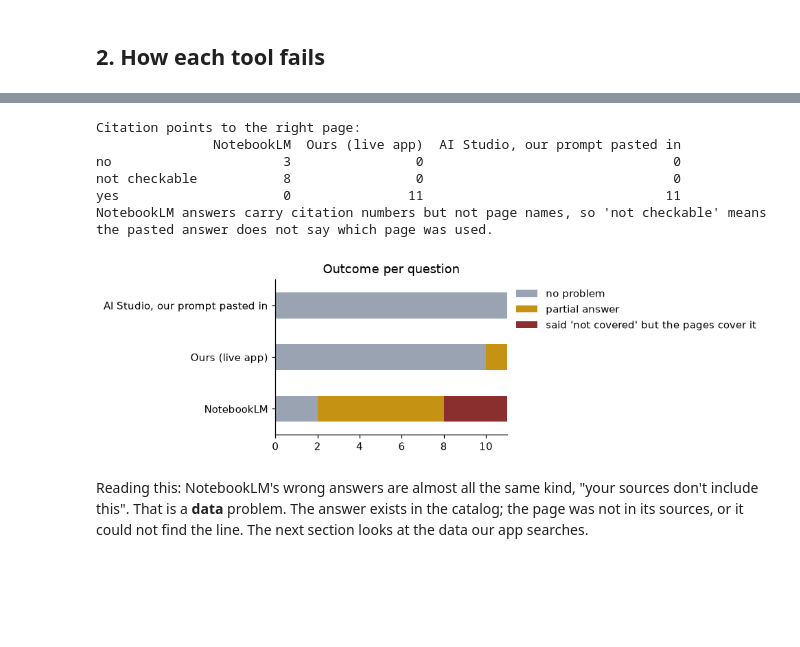
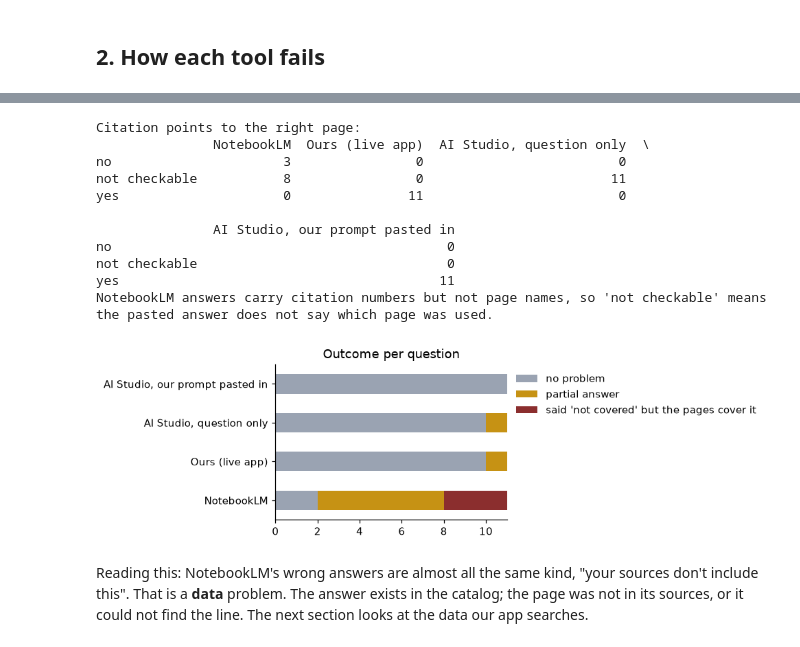
Before and after one commit to nclfng/triton-reqs-rag-googlecasestudy, a Jupyter notebook: eval/compare.ipynb, the cells around one changed output, grey strips where cells are left out. Drawn from its saved outputs; the diff is of its cells as text; code cells hidden in the pictures; blank space fills up the shorter version.

Commit message:
Add AI Studio question-only answers, grades, and updated comparison

```diff
--- a/eval/compare.ipynb
+++ b/eval/compare.ipynb
@@ -99,7 +100,7 @@ cite_cols = {"NotebookLM": [{True: "yes", False: "no", None: "not checkable"}[g[
              "Ours (live app)": ["yes" if g["citation"] else "no" for g in grades["ours"]]}
 for key, name in (("bare", "AI Studio, question only"), ("pasted", "AI Studio, our prompt pasted in")):
     if studio[key][0]["score"] is not None:
-        cite_cols[name] = ["yes" if x["citation"] else "no" for x in studio[key]]
+        cite_cols[name] = [{True: "yes", False: "no", None: "not checkable"}[x["citation"]] for x in studio[key]]
 cites = pd.DataFrame(cite_cols, index=scores.index)
 print("Citation points to the right page:")
 print(cites.apply(pd.Series.value_counts).fillna(0).astype(int))
@@ -112,10 +113,15 @@ print("NotebookLM answers carry citation numbers but not page names, so 'not che
 Citation points to the right page:
-               NotebookLM  Ours (live app)  AI Studio, our prompt pasted in
-no                      3                0                                0
-not checkable           8                0                                0
-yes                     0               11                               11
+               NotebookLM  Ours (live app)  AI Studio, question only  \
+no                      3                0                         0
+not checkable           8                0                        11
+yes                     0               11                         0
+
+               AI Studio, our prompt pasted in
+no                                           0
+not checkable                                0
+yes                                         11
 NotebookLM answers carry citation numbers but not page names, so 'not checkable' means the pasted answer does not say which page was used.
-[figure, old version]
+[figure, new version]
 # %% [markdown]
 Reading this: NotebookLM's wrong answers are almost all the same kind, "your sources don't include this". That is a **data** problem. The answer exists in the catalog; the page was not in its sources, or it could not find the line. The next section looks at the data our app searches.
 # %% [markdown]
```
Also changed, not shown: parts of 9 cells of this notebook, 2 other files.
